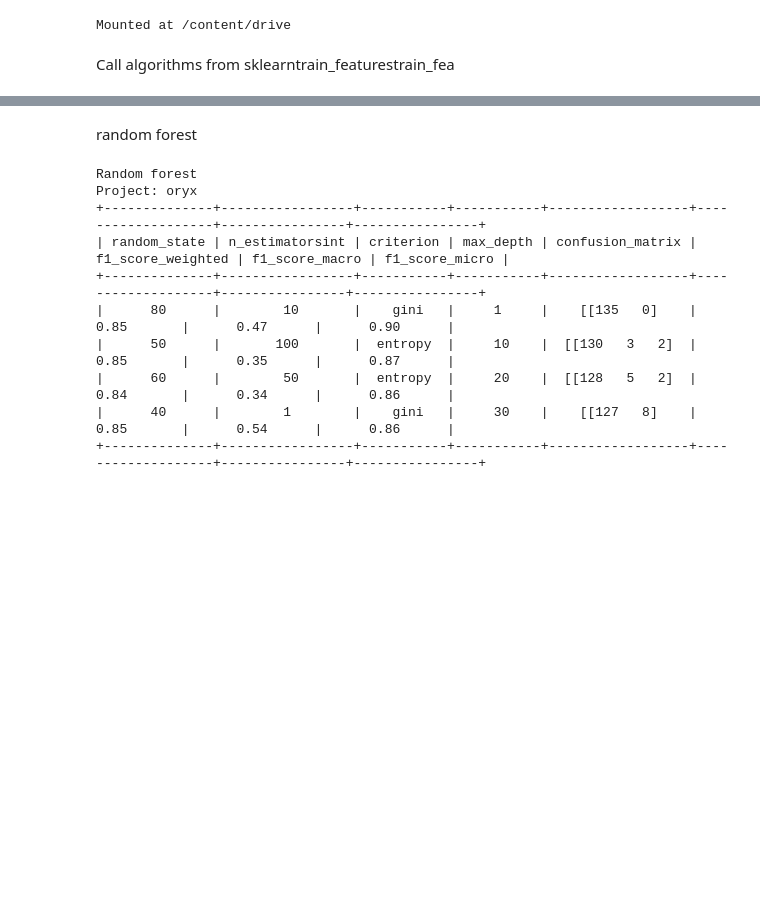
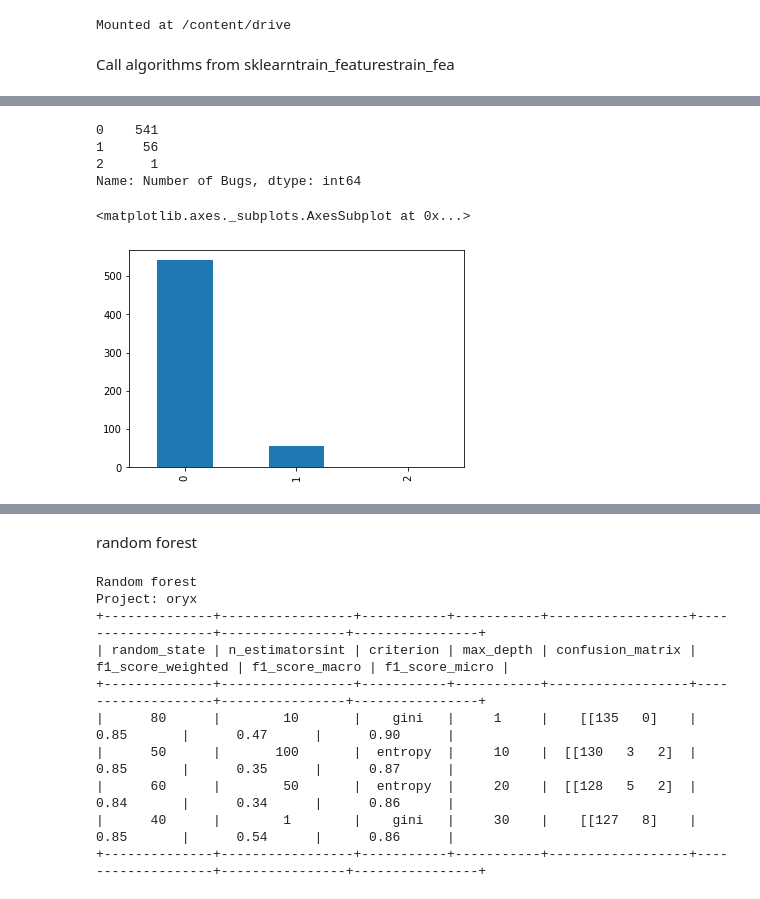
Before and after one commit to vajihe-ameri/predict-software-bugs-in-java-classes, a Jupyter notebook: tables.ipynb, the cells around one changed output, grey strips where cells are left out. Drawn from its saved outputs; the diff is of its cells as text; code cells hidden in the pictures; blank space fills up the shorter version.

```diff
--- a/tables.ipynb
+++ b/tables.ipynb
@@ -99,0 +37,5 @@ max      6.305656e+00
+# %%
+projects = ['oryx']
+
+df = pd.read_csv(f"drive/MyDrive/subtract/{project}/class.csv")
+print(df)
@@ -99,0 +129,12 @@ max      6.305656e+00
+# %%
+df['Number of Bugs'].value_counts()
+# %% [output]
+0    541
+1     56
+2      1
+Name: Number of Bugs, dtype: int64
+# %%
+df['Number of Bugs'].value_counts().plot(kind='bar')
+# %% [output]
+<matplotlib.axes._subplots.AxesSubplot at 0x...>
+[figure, added]
```
Also changed, not shown: parts of 27 cells of this notebook.
